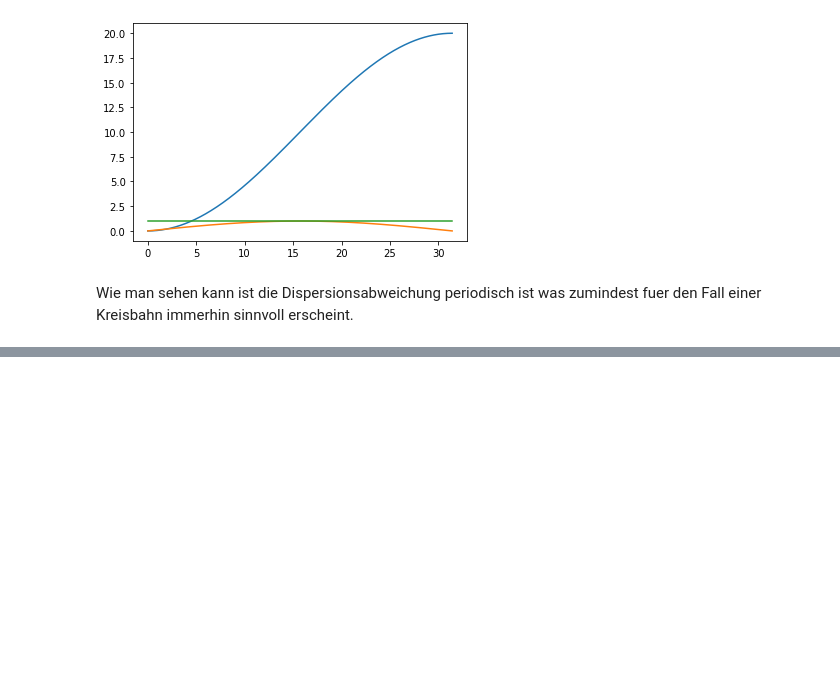
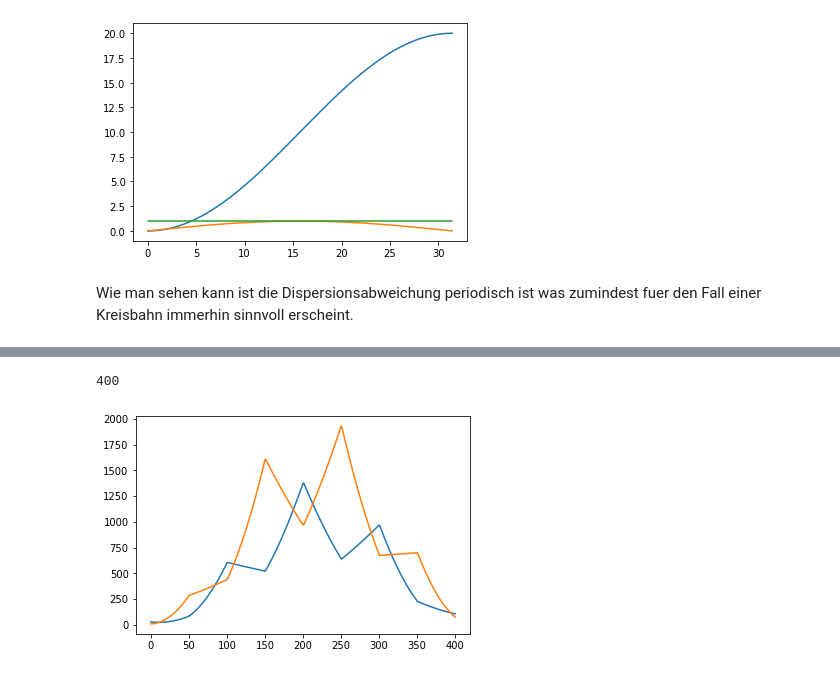
Before and after one commit to astoeltz/topFactory, a Jupyter notebook: Numerische_Optik.ipynb, the cells around one changed output, grey strips where cells are left out. Drawn from its saved outputs; the diff is of its cells as text; code cells hidden in the pictures; blank space fills up the shorter version.

```diff
--- a/Numerische_Optik.ipynb
+++ b/Numerische_Optik.ipynb
@@ -238,0 +487,12 @@ Wie man sehen kann ist die Dispersionsabweichung periodisch ist was zumindest fu
+# %%
+acc = Accelerator([fdc, fdc, fdc, fdc])
+# %%
+acc.length
+# %% [output]
+400
+# %%
+s = np.linspace(0, 400, 400000)
+# %%
+acc.plot(construct_beta_matrix([30, 0, 10, 0]), s)
+# %% [output]
+[figure, added]
```
Also changed, not shown: parts of 17 cells of this notebook.
